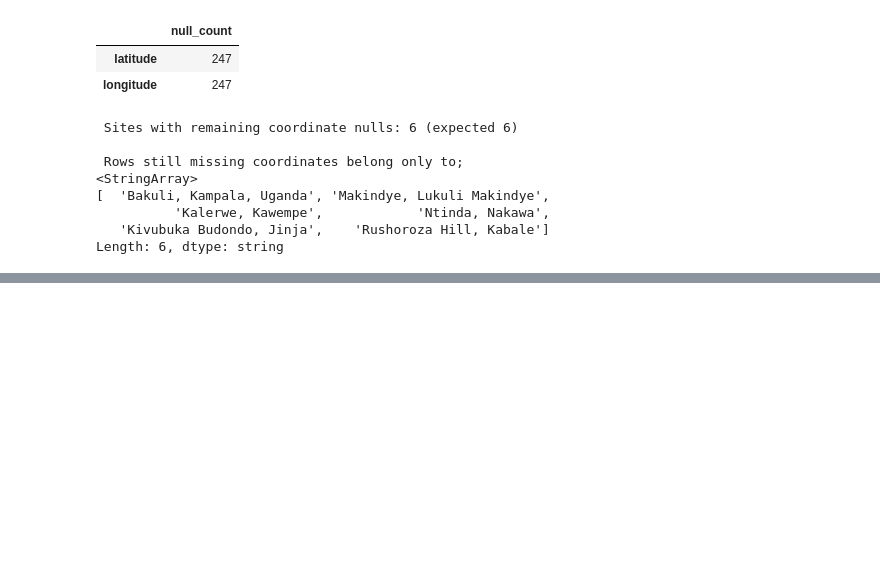
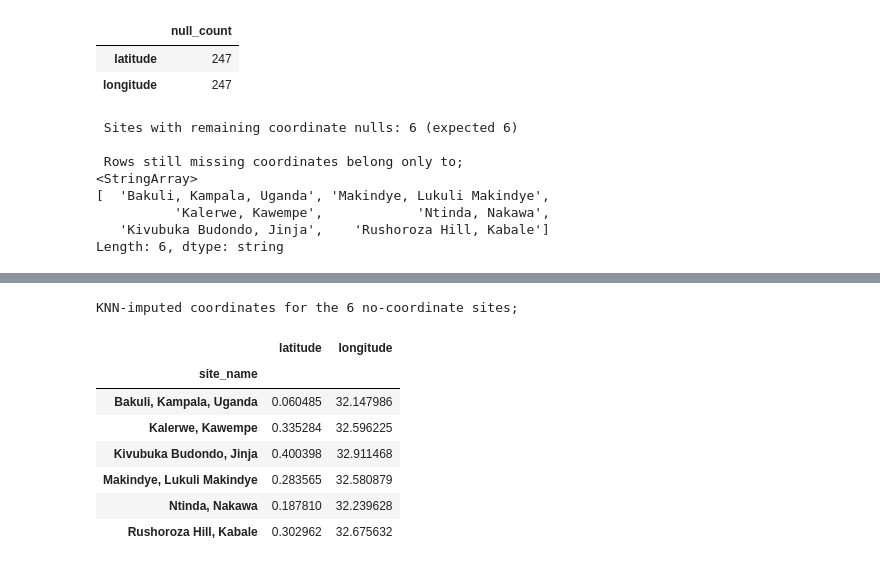
Before and after one commit to coleRodneyMigisha/airqo_cole_charis_assgnmnt, a Jupyter notebook: train.ipynb, the cells around one changed output, grey strips where cells are left out. Cells and saved outputs as stored; diff of their text form; code cells hidden in the pictures; blank space fills up the shorter version.

```diff
--- a/train.ipynb
+++ b/train.ipynb
@@ -499,0 +504,44 @@ Length: 6, dtype: string
+# %%
+from sklearn.impute import KNNImputer
+from sklearn.preprocessing import StandardScaler
+
+site_profile = clean_data.groupby('site_name').agg(
+    latitude=('latitude', 'median'),
+    longitude=('longitude', 'median'),
+    mean_temperature=('temperature', 'mean'),
+    mean_humidity=('humidity', 'mean'),
+    mean_pm2_5=('pm2_5_calibrated_value', 'mean'),
+    mean_pm10=('pm10_calibrated_value', 'mean'),
+)
+
+profile_columns = site_profile.columns.tolist()
+
+scaler = StandardScaler()
+scaled_profile = scaler.fit_transform(site_profile)
+
+knn_coord_imputer = KNNImputer(n_neighbors=5, weights='distance')
+imputed_scaled = knn_coord_imputer.fit_transform(scaled_profile)
+imputed_profile = pd.DataFrame(
+    scaler.inverse_transform(imputed_scaled),
+    columns=profile_columns,
+    index=site_profile.index,
+)
+
+knn_coords = imputed_profile.loc[sites_without_any_valid_coords, ['latitude', 'longitude']]
+print("KNN-imputed coordinates for the 6 no-coordinate sites; ")
+display(knn_coords)
+
+for column in coordinate_columns:
+    lookup = knn_coords[column]
+    fill_values = clean_data['site_name'].map(lookup)
+    clean_data[column] = clean_data[column].fillna(fill_values)
+# %% [output]
+KNN-imputed coordinates for the 6 no-coordinate sites;
+|  | latitude | longitude |
+| site_name |  |  |
+| Bakuli, Kampala, Uganda | 0.060485 | 32.147986 |
+| Kalerwe, Kawempe | 0.335284 | 32.596225 |
+| Kivubuka Budondo, Jinja | 0.400398 | 32.911468 |
+| Makindye, Lukuli Makindye | 0.283565 | 32.580879 |
+| Ntinda, Nakawa | 0.187810 | 32.239628 |
+| Rushoroza Hill, Kabale | 0.302962 | 32.675632 |
```
Also changed, not shown: parts of 15 cells of this notebook, 1 other file.
